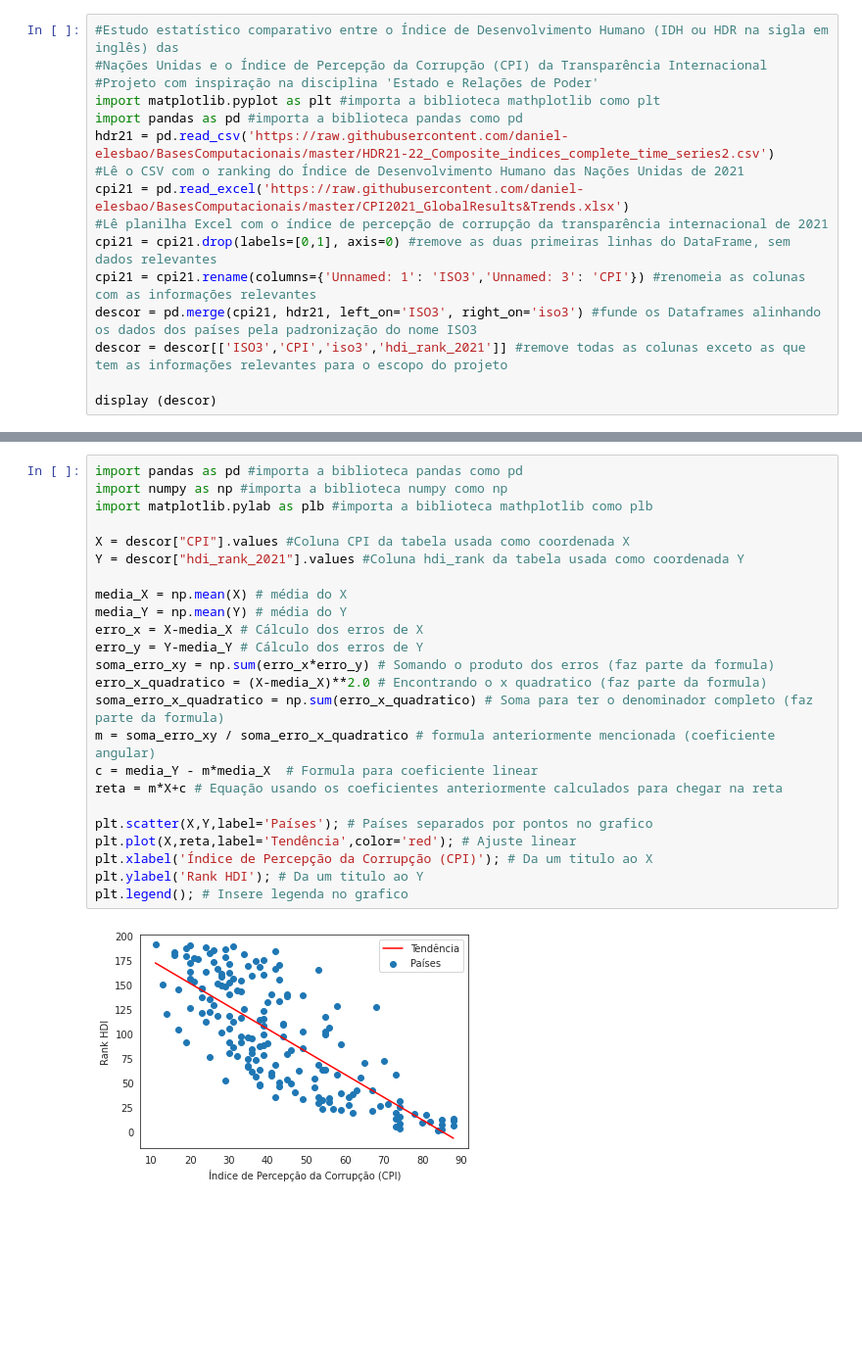
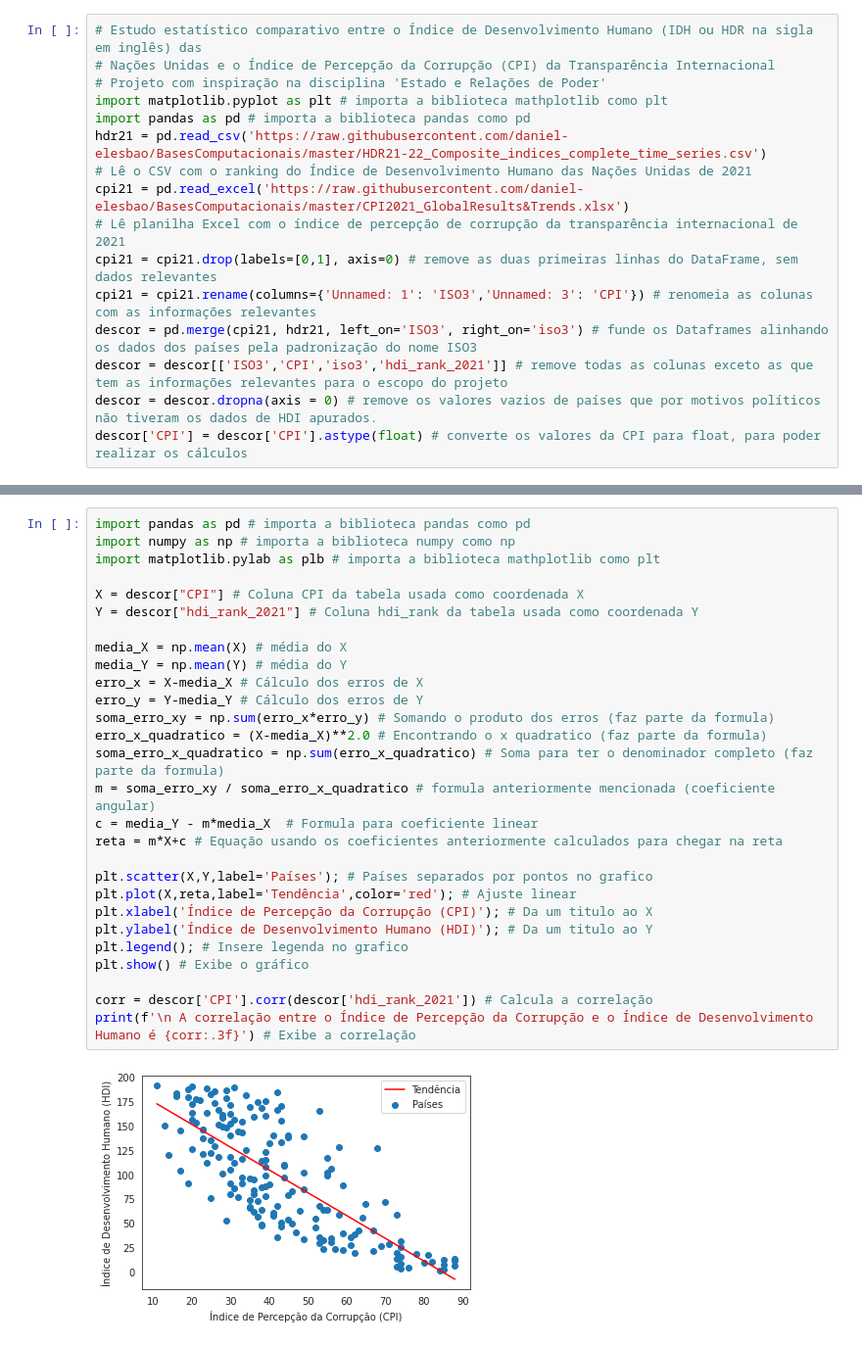
Before and after one commit to HarukiHenrike/BasesComputacionais, a Jupyter notebook: ProjetoBCCDanielZamboniElesbãoeLuizHenriquedaSilva.ipynb, the cells around one changed output, grey strips where cells are left out. Shown at 98% size. Cells and saved outputs as stored; diff of their text form; blank space fills up the shorter version.

```diff
--- a/ProjetoBCCDanielZamboniElesbãoeLuizHenriquedaSilva.ipynb
+++ b/ProjetoBCCDanielZamboniElesbãoeLuizHenriquedaSilva.ipynb
@@ -10,16 +19,16 @@ Luiz Henrique da Silva - RA: 11202231412
 # %%
-#Estudo estatístico comparativo entre o Índice de Desenvolvimento Humano (IDH ou HDR na sigla em inglês) das
-#Nações Unidas e o Índice de Percepção da Corrupção (CPI) da Transparência Internacional
-#Projeto com inspiração na disciplina 'Estado e Relações de Poder'
-import matplotlib.pyplot as plt #importa a biblioteca mathplotlib como plt
-import pandas as pd #importa a biblioteca pandas como pd
-hdr21 = pd.read_csv('https://raw.githubusercontent.com/daniel-elesbao/BasesComputacionais/master/HDR21-22_Composite_indices_complete_time_series2.csv')
-#Lê o CSV com o ranking do Índice de Desenvolvimento Humano das Nações Unidas de 2021
+# Estudo estatístico comparativo entre o Índice de Desenvolvimento Humano (IDH ou HDR na sigla em inglês) das
+# Nações Unidas e o Índice de Percepção da Corrupção (CPI) da Transparência Internacional
+# Projeto com inspiração na disciplina 'Estado e Relações de Poder'
+import matplotlib.pyplot as plt # importa a biblioteca mathplotlib como plt
+import pandas as pd # importa a biblioteca pandas como pd
+hdr21 = pd.read_csv('https://raw.githubusercontent.com/daniel-elesbao/BasesComputacionais/master/HDR21-22_Composite_indices_complete_time_series.csv')
+# Lê o CSV com o ranking do Índice de Desenvolvimento Humano das Nações Unidas de 2021
 cpi21 = pd.read_excel('https://raw.githubusercontent.com/daniel-elesbao/BasesComputacionais/master/CPI2021_GlobalResults&Trends.xlsx')
-#Lê planilha Excel com o índice de percepção de corrupção da transparência internacional de 2021
-cpi21 = cpi21.drop(labels=[0,1], axis=0) #remove as duas primeiras linhas do DataFrame, sem dados relevantes
-cpi21 = cpi21.rename(columns={'Unnamed: 1': 'ISO3','Unnamed: 3': 'CPI'}) #renomeia as colunas com as informações relevantes
-descor = pd.merge(cpi21, hdr21, left_on='ISO3', right_on='iso3') #funde os Dataframes alinhando os dados dos países pela padronização do nome ISO3
-descor = descor[['ISO3','CPI','iso3','hdi_rank_2021']] #remove todas as colunas exceto as que tem as informações relevantes para o escopo do projeto
-
-display (descor)
+# Lê planilha Excel com o índice de percepção de corrupção da transparência internacional de 2021
+cpi21 = cpi21.drop(labels=[0,1], axis=0) # remove as duas primeiras linhas do DataFrame, sem dados relevantes
+cpi21 = cpi21.rename(columns={'Unnamed: 1': 'ISO3','Unnamed: 3': 'CPI'}) # renomeia as colunas com as informações relevantes
+descor = pd.merge(cpi21, hdr21, left_on='ISO3', right_on='iso3') # funde os Dataframes alinhando os dados dos países pela padronização do nome ISO3
+descor = descor[['ISO3','CPI','iso3','hdi_rank_2021']] # remove todas as colunas exceto as que tem as informações relevantes para o escopo do projeto
+descor = descor.dropna(axis = 0) # remove os valores vazios de países que por motivos políticos não tiveram os dados de HDI apurados.
+descor['CPI'] = descor['CPI'].astype(float) # converte os valores da CPI para float, para poder realizar os cálculos
@@ -40,26 +35,30 @@ display (descor)
 # %%
-import pandas as pd #importa a biblioteca pandas como pd
-import numpy as np #importa a biblioteca numpy como np
-import matplotlib.pylab as plb #importa a biblioteca mathplotlib como plb
+import pandas as pd # importa a biblioteca pandas como pd
+import numpy as np # importa a biblioteca numpy como np
+import matplotlib.pylab as plb # importa a biblioteca mathplotlib como plt
 
-X = descor["CPI"].values #Coluna CPI da tabela usada como coordenada X
-Y = descor["hdi_rank_2021"].values #Coluna hdi_rank da tabela usada como coordenada Y
+X = descor["CPI"] # Coluna CPI da tabela usada como coordenada X
+Y = descor["hdi_rank_2021"] # Coluna hdi_rank da tabela usada como coordenada Y
 
 media_X = np.mean(X) # média do X
 media_Y = np.mean(Y) # média do Y
 erro_x = X-media_X # Cálculo dos erros de X
 erro_y = Y-media_Y # Cálculo dos erros de Y
 soma_erro_xy = np.sum(erro_x*erro_y) # Somando o produto dos erros (faz parte da formula)
 erro_x_quadratico = (X-media_X)**2.0 # Encontrando o x quadratico (faz parte da formula)
 soma_erro_x_quadratico = np.sum(erro_x_quadratico) # Soma para ter o denominador completo (faz parte da formula)
 m = soma_erro_xy / soma_erro_x_quadratico # formula anteriormente mencionada (coeficiente angular)
 c = media_Y - m*media_X  # Formula para coeficiente linear
 reta = m*X+c # Equação usando os coeficientes anteriormente calculados para chegar na reta
 
 plt.scatter(X,Y,label='Países'); # Países separados por pontos no grafico
 plt.plot(X,reta,label='Tendência',color='red'); # Ajuste linear
 plt.xlabel('Índice de Percepção da Corrupção (CPI)'); # Da um titulo ao X
-plt.ylabel('Rank HDI'); # Da um titulo ao Y
+plt.ylabel('Índice de Desenvolvimento Humano (HDI)'); # Da um titulo ao Y
 plt.legend(); # Insere legenda no grafico
+plt.show() # Exibe o gráfico
+
+corr = descor['CPI'].corr(descor['hdi_rank_2021']) # Calcula a correlação
+print(f'\n A correlação entre o Índice de Percepção da Corrupção e o Índice de Desenvolvimento Humano é {corr:.3f}') # Exibe a correlação
 # %% [output]
-[figure, old version]
+[figure, new version]
```
Also changed, not shown: parts of 7 cells of this notebook.
